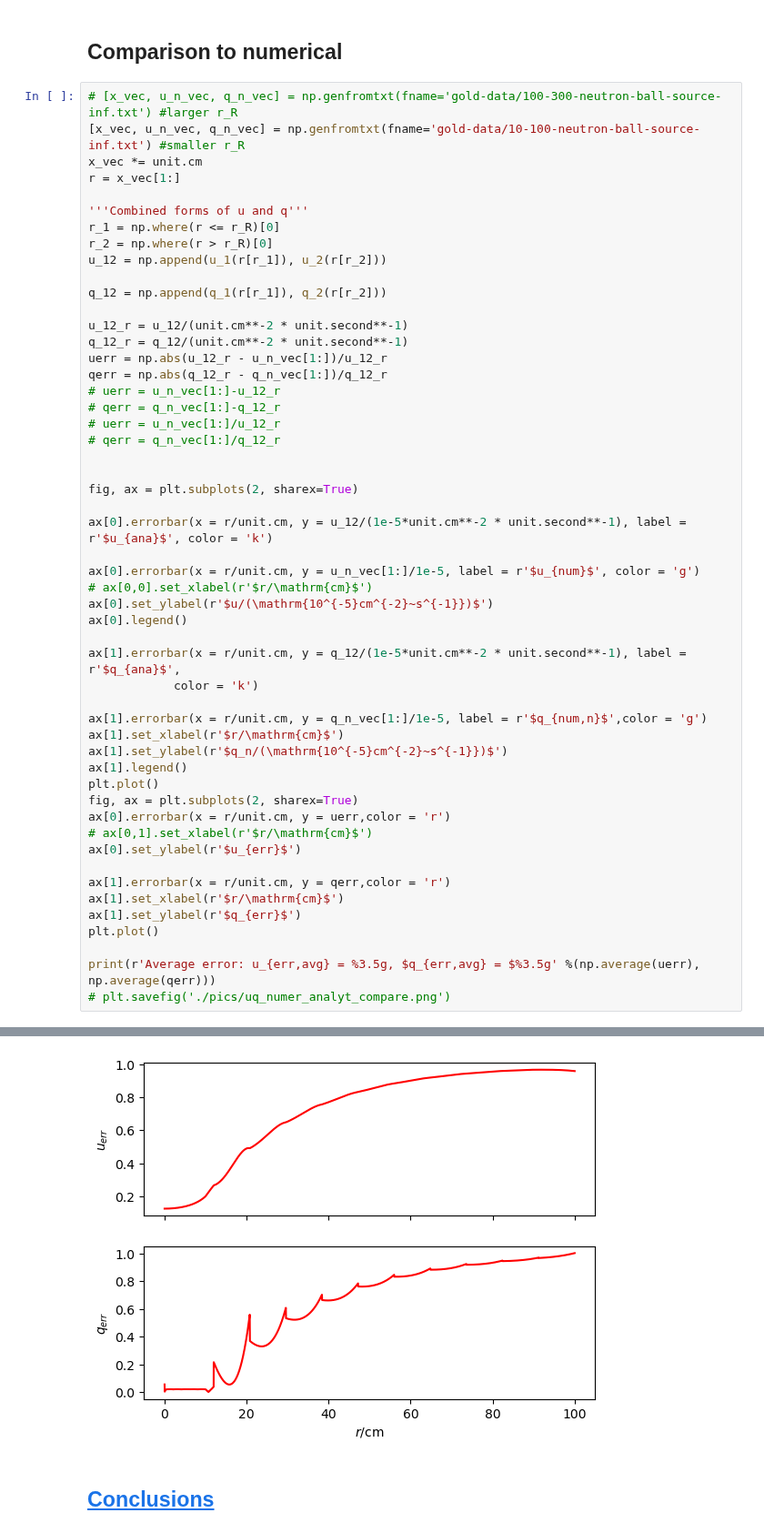
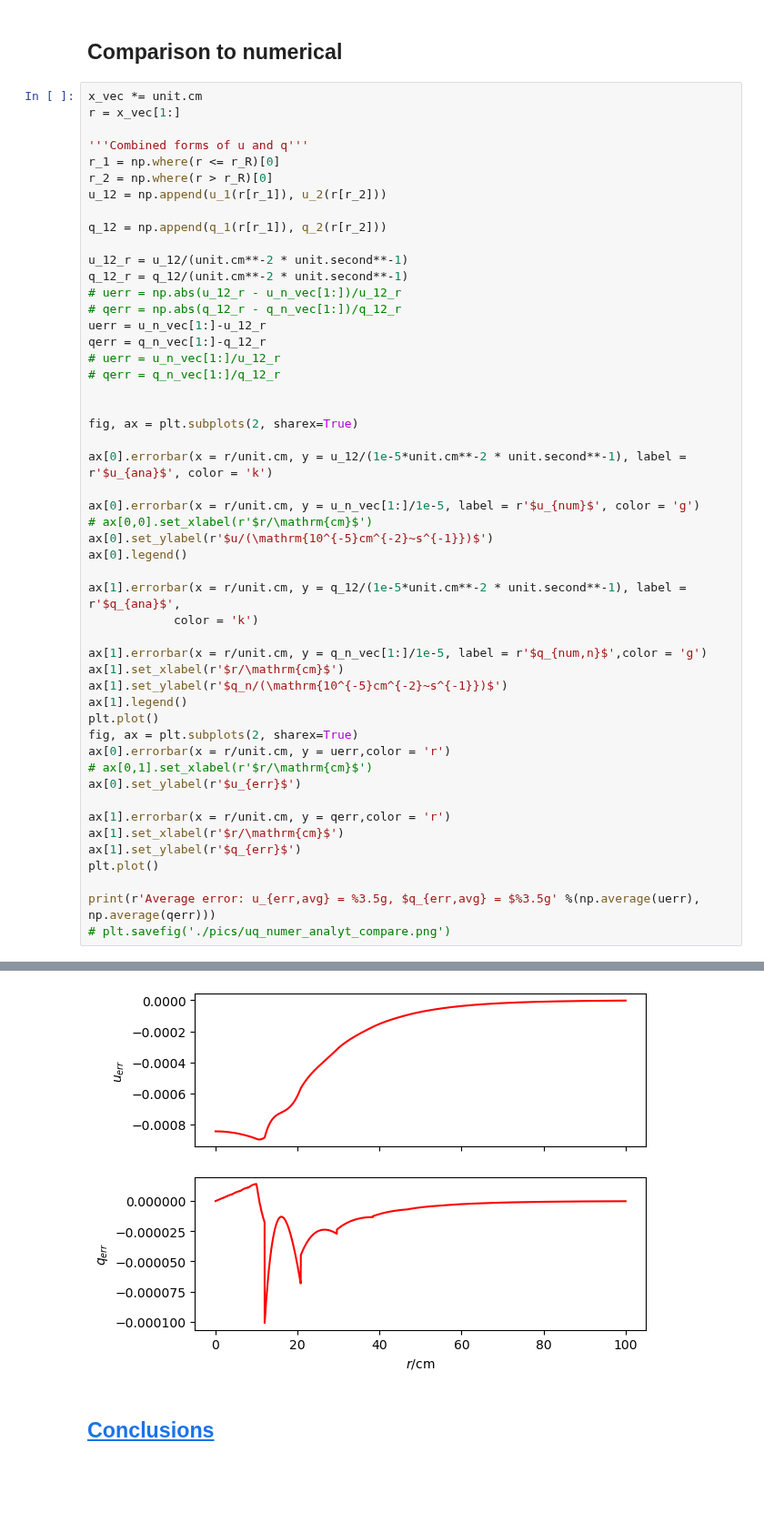
Before and after one commit to dpploy/engy-4390, a Jupyter notebook: projects/2024/neutron-ball/report-analytical.ipynb, the cells around one changed output, grey strips where cells are left out. Shown at 91% size. Drawn from its saved outputs; the diff is of its cells as text; blank space fills up the shorter version.

```diff
--- a/projects/2024/neutron-ball/report-analytical.ipynb
+++ b/projects/2024/neutron-ball/report-analytical.ipynb
@@ -432,8 +433,6 @@ ax[1].legend()
 # %% [markdown]
 ## Comparison to numerical
 # %%
-# [x_vec, u_n_vec, q_n_vec] = np.genfromtxt(fname='gold-data/100-300-neutron-ball-source-inf.txt') #larger r_R
-[x_vec, u_n_vec, q_n_vec] = np.genfromtxt(fname='gold-data/10-100-neutron-ball-source-inf.txt') #smaller r_R
 x_vec *= unit.cm
 r = x_vec[1:]
 
@@ -446,10 +445,10 @@ q_12 = np.append(q_1(r[r_1]), q_2(r[r_2]))
 
 u_12_r = u_12/(unit.cm**-2 * unit.second**-1)
 q_12_r = q_12/(unit.cm**-2 * unit.second**-1)
-uerr = np.abs(u_12_r - u_n_vec[1:])/u_12_r
-qerr = np.abs(q_12_r - q_n_vec[1:])/q_12_r
-# uerr = u_n_vec[1:]-u_12_r
-# qerr = q_n_vec[1:]-q_12_r
+# uerr = np.abs(u_12_r - u_n_vec[1:])/u_12_r
+# qerr = np.abs(q_12_r - q_n_vec[1:])/q_12_r
+uerr = u_n_vec[1:]-u_12_r
+qerr = q_n_vec[1:]-q_12_r
 # uerr = u_n_vec[1:]/u_12_r
 # qerr = q_n_vec[1:]/q_12_r
 
@@ -488,5 +487,5 @@ Average error: u_{err,avg} = 0.72698, $q_{err,avg} = $0.63657
 [figure]
-[figure, old version]
+[figure, new version]
 # %% [markdown]
 ## [Conclusions](#toc)<a id="conclusions"></a>
 # %% [markdown]
```
Also changed, not shown: parts of 4 cells of this notebook.
